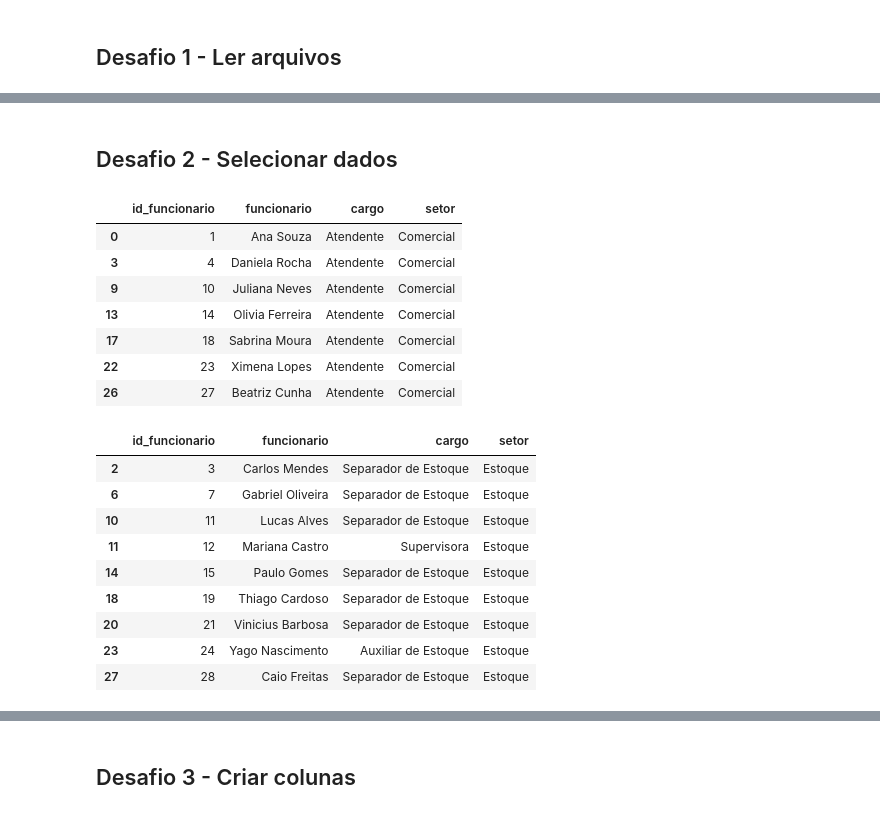
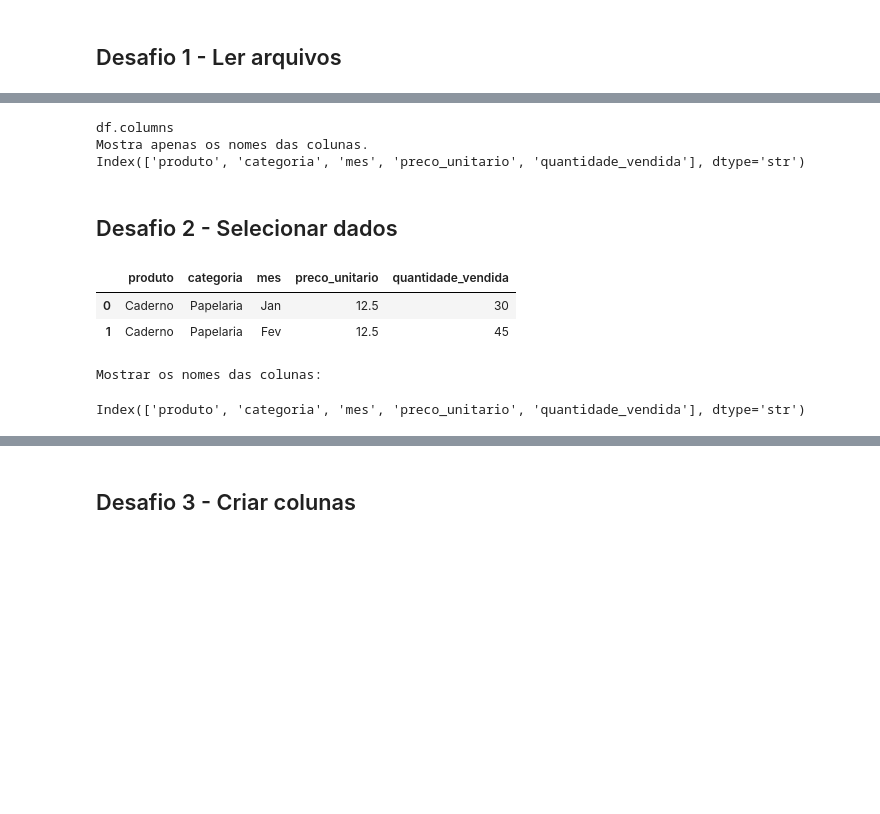
Before and after one commit to FelipeBusa/curso-sctec, a Jupyter notebook: Semana05/01.Desafios.ipynb, the cells around one changed output, grey strips where cells are left out. Saved outputs shown, nothing was run; the diff lists cells and outputs as text; code cells hidden in the pictures; blank space fills up the shorter version.

```diff
--- a/Semana05/01.Desafios.ipynb
+++ b/Semana05/01.Desafios.ipynb
@@ -128,53 +418,36 @@ Index(['id_funcionario', 'funcionario', 'email'], dtype='str')
+# %%
+# ====================
+# df.columns
+print()
+print("df.columns")
+print("Mostra apenas os nomes das colunas.")
+print(df_vendas_papelaria.columns)
+# %% [output]
+df.columns
+Mostra apenas os nomes das colunas.
+Index(['produto', 'categoria', 'mes', 'preco_unitario', 'quantidade_vendida'], dtype='str')
 # %% [markdown]
 ## Desafio 2 - Selecionar dados
 # %%
 import pandas as pd
 
-df = pd.read_csv("dataset/cadastro_funcionario.csv")
-
-# print("Mostrar os nomes das colunas:")
-# display(df.columns)
+# ====================
+# LEITURA ARQUIVO CSV
+df_vendas_papelaria = pd.read_csv("dataset/vendas_papelaria.csv")
 
 
-# print("\n")
-# print("Mostrar apenas os resultados da coluna 'funcionario':")
-# print(df["funcionario"])
-
-
-# print("\n")
-# print("Mostrar os resultadas das colunas 'funcionario' e 'cargo':")
-# print(df[["funcionario","cargo"]])
-
-# display(df)
-# print("\n")
-# print("Mostrar o resultado pela posição (índice numérico)")
-# display(df.iloc[0])
-
-# print("\n")
-# print("Mostrar o resultado pela posição (índice + nome do índice)")
-# display(df.loc[0,"cargo"])
-
-
-# print("\n")
-# print("Filtros")
-display(df[df["cargo"]=="Atendente"])
-display(df[df["setor"]=="Estoque"])
+# ====================
+# VISUALIZAÇÃO
+display(df_vendas_papelaria.head(2))
 # %% [output]
-|  | id_funcionario | funcionario | cargo | setor |
-| 0 | 1 | Ana Souza | Atendente | Comercial |
-| 3 | 4 | Daniela Rocha | Atendente | Comercial |
-| 9 | 10 | Juliana Neves | Atendente | Comercial |
-| 13 | 14 | Olivia Ferreira | Atendente | Comercial |
-| 17 | 18 | Sabrina Moura | Atendente | Comercial |
-| 22 | 23 | Ximena Lopes | Atendente | Comercial |
-| 26 | 27 | Beatriz Cunha | Atendente | Comercial |
+|  | produto | categoria | mes | preco_unitario | quantidade_vendida |
+| 0 | Caderno | Papelaria | Jan | 12.5 | 30 |
+| 1 | Caderno | Papelaria | Fev | 12.5 | 45 |
-|  | id_funcionario | funcionario | cargo | setor |
-| 2 | 3 | Carlos Mendes | Separador de Estoque | Estoque |
-| 6 | 7 | Gabriel Oliveira | Separador de Estoque | Estoque |
-| 10 | 11 | Lucas Alves | Separador de Estoque | Estoque |
-| 11 | 12 | Mariana Castro | Supervisora | Estoque |
-| 14 | 15 | Paulo Gomes | Separador de Estoque | Estoque |
-| 18 | 19 | Thiago Cardoso | Separador de Estoque | Estoque |
-| 20 | 21 | Vinicius Barbosa | Separador de Estoque | Estoque |
-| 23 | 24 | Yago Nascimento | Auxiliar de Estoque | Estoque |
-| 27 | 28 | Caio Freitas | Separador de Estoque | Estoque |
+# %%
+# ====================
+# NOMES DAS COLUNAS
+print("Mostrar os nomes das colunas:")
+display(df_vendas_papelaria.columns)
+# %% [output]
+Mostrar os nomes das colunas:
+Index(['produto', 'categoria', 'mes', 'preco_unitario', 'quantidade_vendida'], dtype='str')
```
Also changed, not shown: parts of 28 cells of this notebook.
